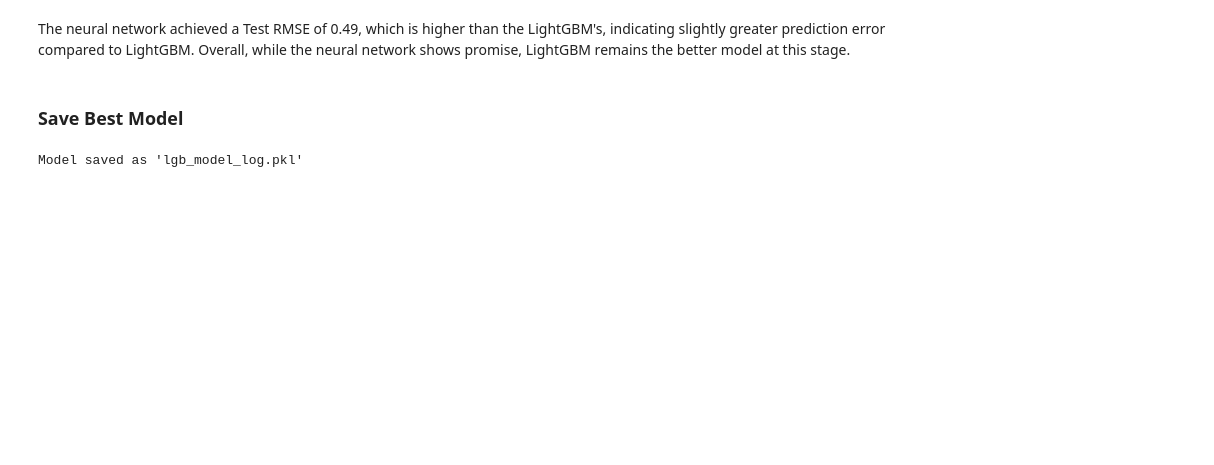
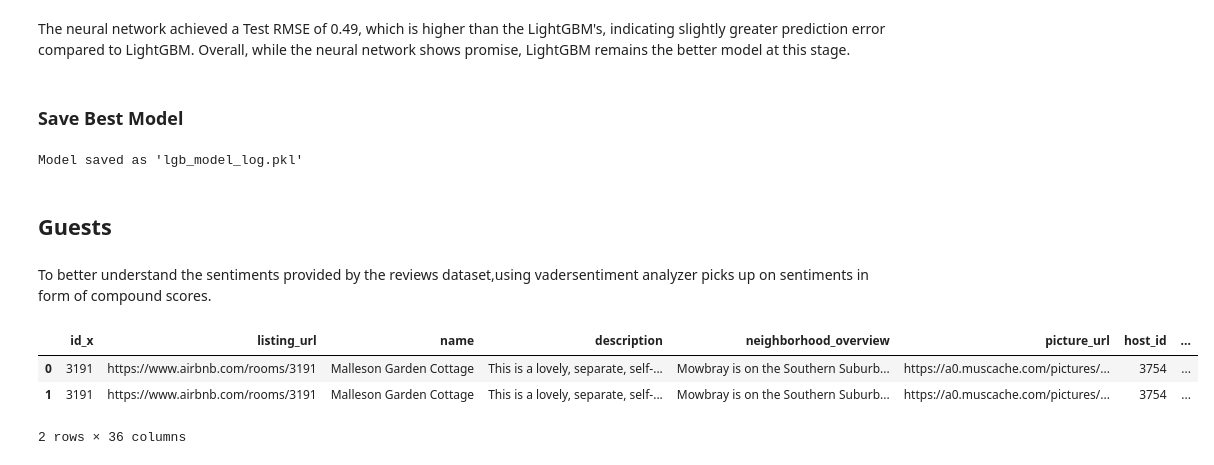
Before and after one commit to kev065/airbnb, a Jupyter notebook: notebook.ipynb, the cells around one changed output. Cells and saved outputs as stored; diff of their text form; code cells hidden in the pictures; blank space fills up the shorter version.

Commit message:
Add 'Guests'

```diff
--- a/notebook.ipynb
+++ b/notebook.ipynb
@@ -1298,3 +1329,7 @@ joblib.dump(lgb_model_log, 'lgb_model_log.pkl')
 print("Model saved as 'lgb_model_log.pkl'")
 # %% [output]
 Model saved as 'lgb_model_log.pkl'
+# %% [markdown]
+## Guests
+# %% [markdown]
+To better understand the sentiments provided by the reviews dataset,using vadersentiment analyzer picks up on sentiments in form of compound scores.
@@ -1300,0 +1339,10 @@ Model saved as 'lgb_model_log.pkl'
+# %%
+# feature engineer and introduce a new column sentiment score
+capetown_airbnb_df['sentiment_score'] = capetown_airbnb_df['comments'].apply(lambda x: analyzer.polarity_scores(x)['compound'])
+
+capetown_airbnb_df.head(2)
+# %% [output]
+|  | id_x | listing_url | name | description | neighborhood_overview | picture_url | host_id | ... |
+| 0 | 3191 | https://www.airbnb.com/rooms/3191 | Malleson Garden Cottage | This is a lovely, separate, self-... | Mowbray is on the Southern Suburb... | https://a0.muscache.com/pictures/... | 3754 | ... |
+| 1 | 3191 | https://www.airbnb.com/rooms/3191 | Malleson Garden Cottage | This is a lovely, separate, self-... | Mowbray is on the Southern Suburb... | https://a0.muscache.com/pictures/... | 3754 | ... |
+2 rows × 36 columns
```
Also changed, not shown: parts of 46 cells of this notebook.
